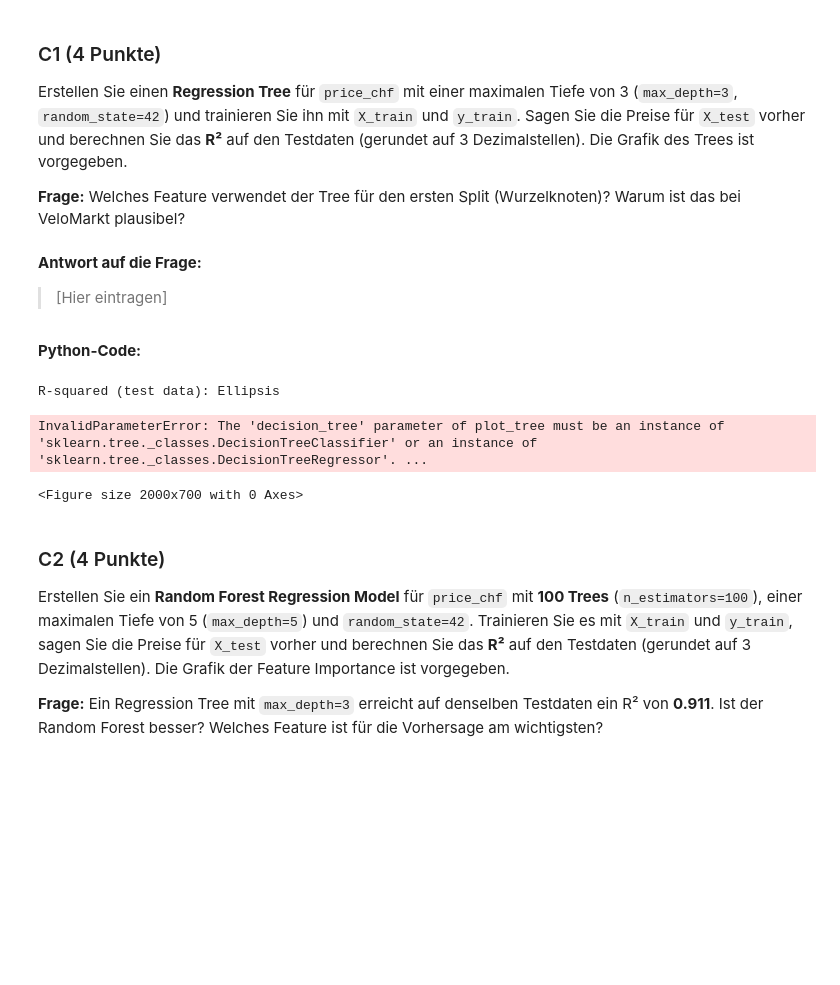
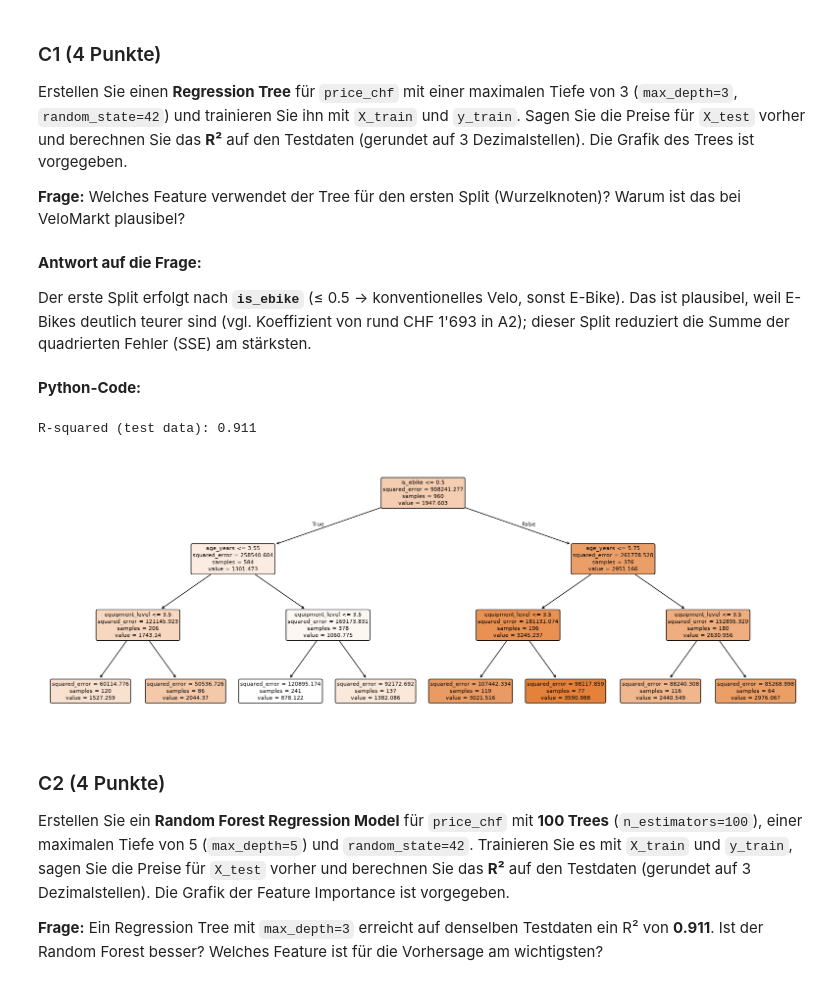
Before and after one commit to LeonCZHAW/DS_HS2026_LNW, a Jupyter notebook: DS_HS2026_LNW_I_Examples/AP03/AP03_Machine_Learning.ipynb, the cells around one changed output. Drawn from its saved outputs; the diff is of its cells as text; code cells hidden in the pictures; blank space fills up the shorter version.

```diff
--- a/DS_HS2026_LNW_I_Examples/AP03/AP03_Machine_Learning.ipynb
+++ b/DS_HS2026_LNW_I_Examples/AP03/AP03_Machine_Learning.ipynb
@@ -413,30 +413,29 @@ Erstellen Sie einen **Regression Tree** für `price_chf` mit einer maximalen Tie
 # %% [markdown]
 **Antwort auf die Frage:**
 
-> [Hier eintragen]
+Der erste Split erfolgt nach **`is_ebike`** (≤ 0.5 → konventionelles Velo, sonst E-Bike). Das ist plausibel, weil E-Bikes deutlich teurer sind (vgl. Koeffizient von rund CHF 1'693 in A2); dieser Split reduziert die Summe der quadrierten Fehler (SSE) am stärksten.
 # %% [markdown]
 **Python-Code:**
 # %%
 # Create a regression tree with max_depth=3 and random_state=42
-reg_tree = ...
+reg_tree = DecisionTreeRegressor(max_depth=3, random_state=42)
 
 # Train the regression tree with the training data
-...
+reg_tree.fit(X_train, y_train)
 
 # Predict the prices for the test data
-y_pred_C1 = ...
+y_pred_C1 = reg_tree.predict(X_test)
 
 # R-squared on the test data (rounded to 3 decimals)
-print('R-squared (test data):', ...)
+print('R-squared (test data):', round(r2_score(y_test, y_pred_C1), 3))
 
 # Plot the regression tree (given)
 plt.figure(figsize=(20, 7))
 tree.plot_tree(reg_tree, feature_names=list(X_train.columns), filled=True, rounded=True, fontsize=8)
 plt.show()
 # %% [output]
-R-squared (test data): Ellipsis
+R-squared (test data): 0.911
-InvalidParameterError: The 'decision_tree' parameter of plot_tree must be an instance of 'sklearn.tree._classes.DecisionTreeClassifier' or an instance of 'sklearn.tree._classes.DecisionTreeRegressor'. ...
-<Figure size 2000x700 with 0 Axes>
+[figure, added]
 # %% [markdown]
 ### C2 (4 Punkte)
 
```
Also changed, not shown: parts of 5 cells of this notebook.
